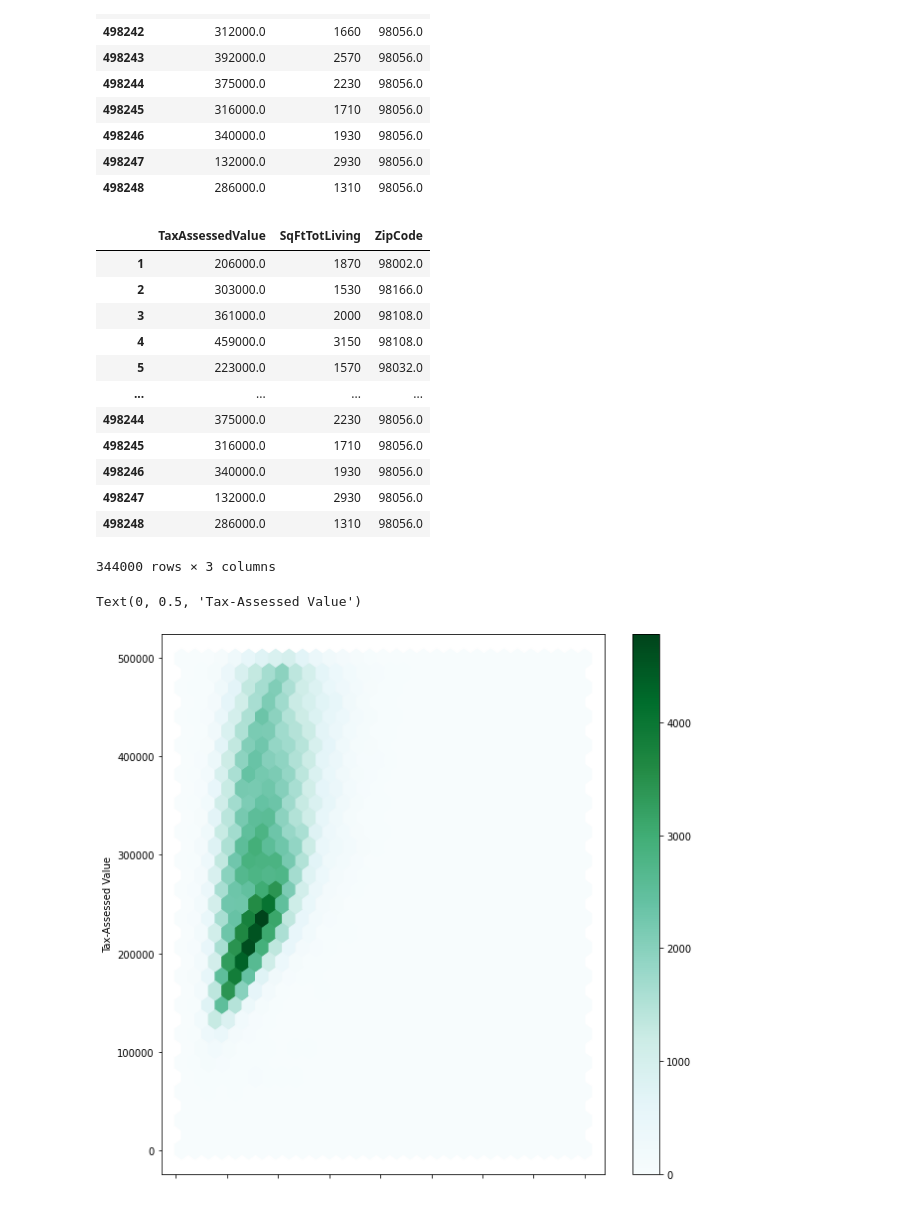
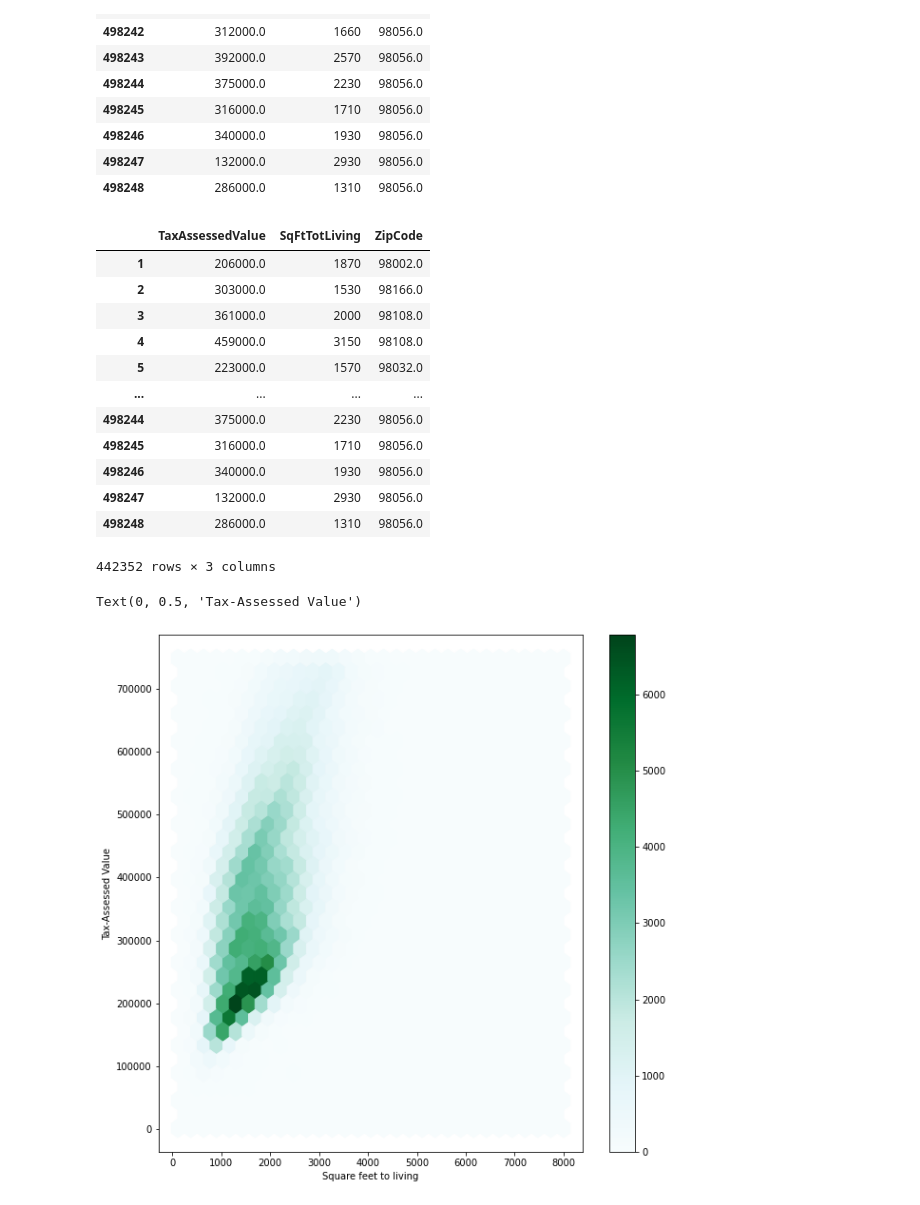
Before and after one commit to tzuzulcode/data_science_enero2022, a Jupyter notebook: Statistics/ExplorandoDosOMasVariables.ipynb, the cells around one changed output. Drawn from its saved outputs; the diff is of its cells as text; code cells hidden in the pictures.

```diff
--- a/Statistics/ExplorandoDosOMasVariables.ipynb
+++ b/Statistics/ExplorandoDosOMasVariables.ipynb
@@ -16,7 +16,7 @@ data.tail(10)
 | 498247 | 132000.0 | 2930 | 98056.0 |
 | 498248 | 286000.0 | 1310 | 98056.0 |
 # %%
-impuestos_filtrados = data.loc[(data.TaxAssessedValue<500_000) & (data.SqFtTotLiving>100)]
+impuestos_filtrados = data.loc[(data.TaxAssessedValue<750_000) & (data.SqFtTotLiving>100)]
 impuestos_filtrados
 # %% [output]
 |  | TaxAssessedValue | SqFtTotLiving | ZipCode |
@@ -31,12 +31,12 @@ impuestos_filtrados
 | 498246 | 340000.0 | 1930 | 98056.0 |
 | 498247 | 132000.0 | 2930 | 98056.0 |
 | 498248 | 286000.0 | 1310 | 98056.0 |
-344000 rows × 3 columns
+442352 rows × 3 columns
 # %%
-ax = impuestos_filtrados.plot.hexbin(x="SqFtTotLiving",y="TaxAssessedValue",gridsize=30,figsize=(10,10))
+ax = impuestos_filtrados.plot.hexbin(x="SqFtTotLiving",y="TaxAssessedValue",gridsize=30,figsize=(10,10),sharex=False)
 
 ax.set_xlabel("Square feet to living")
 ax.set_ylabel("Tax-Assessed Value")
 # %% [output]
 Text(0, 0.5, 'Tax-Assessed Value')
-[figure, old version]
+[figure, new version]
```
Also changed, not shown: parts of 5 cells of this notebook, 3 other files.
